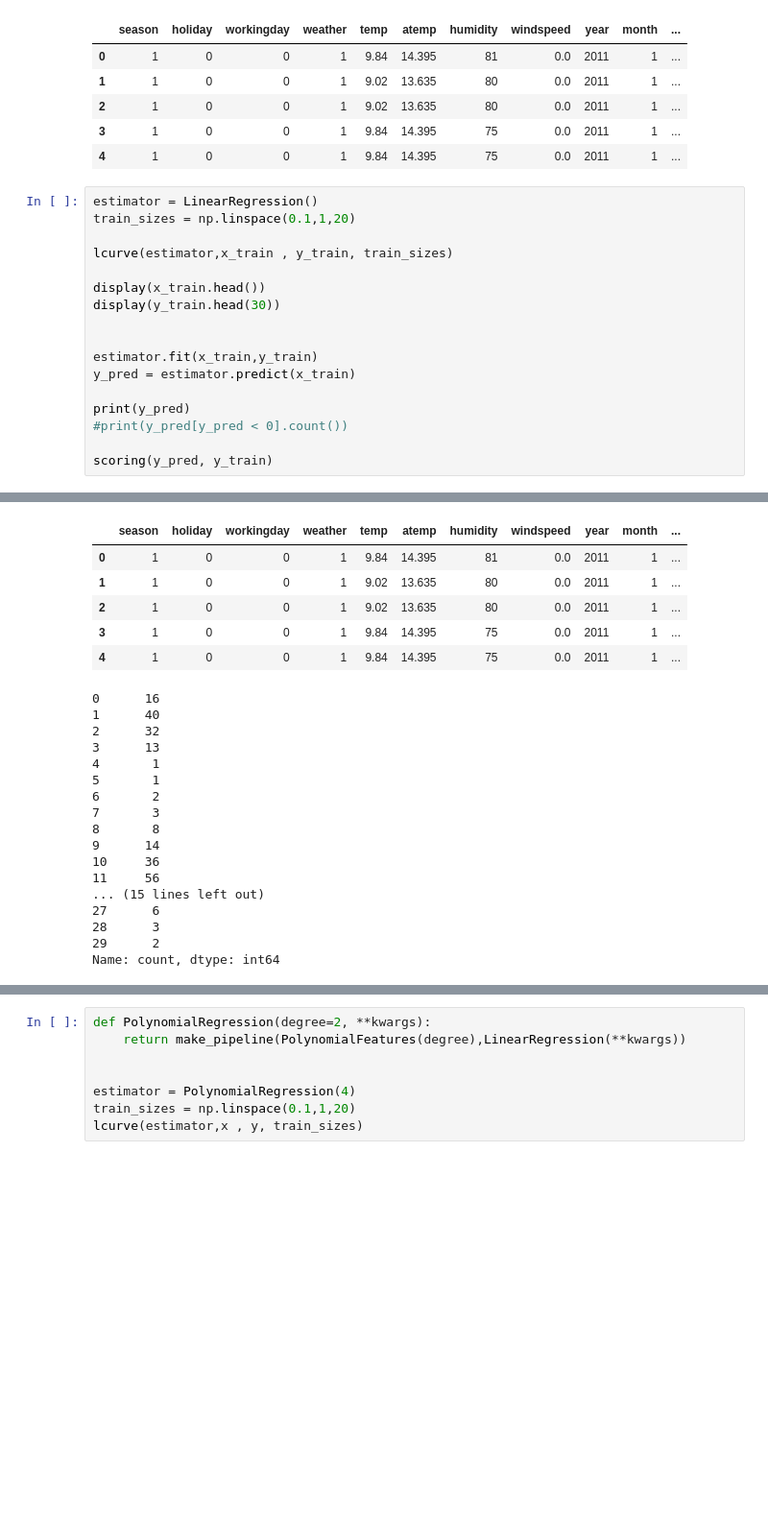
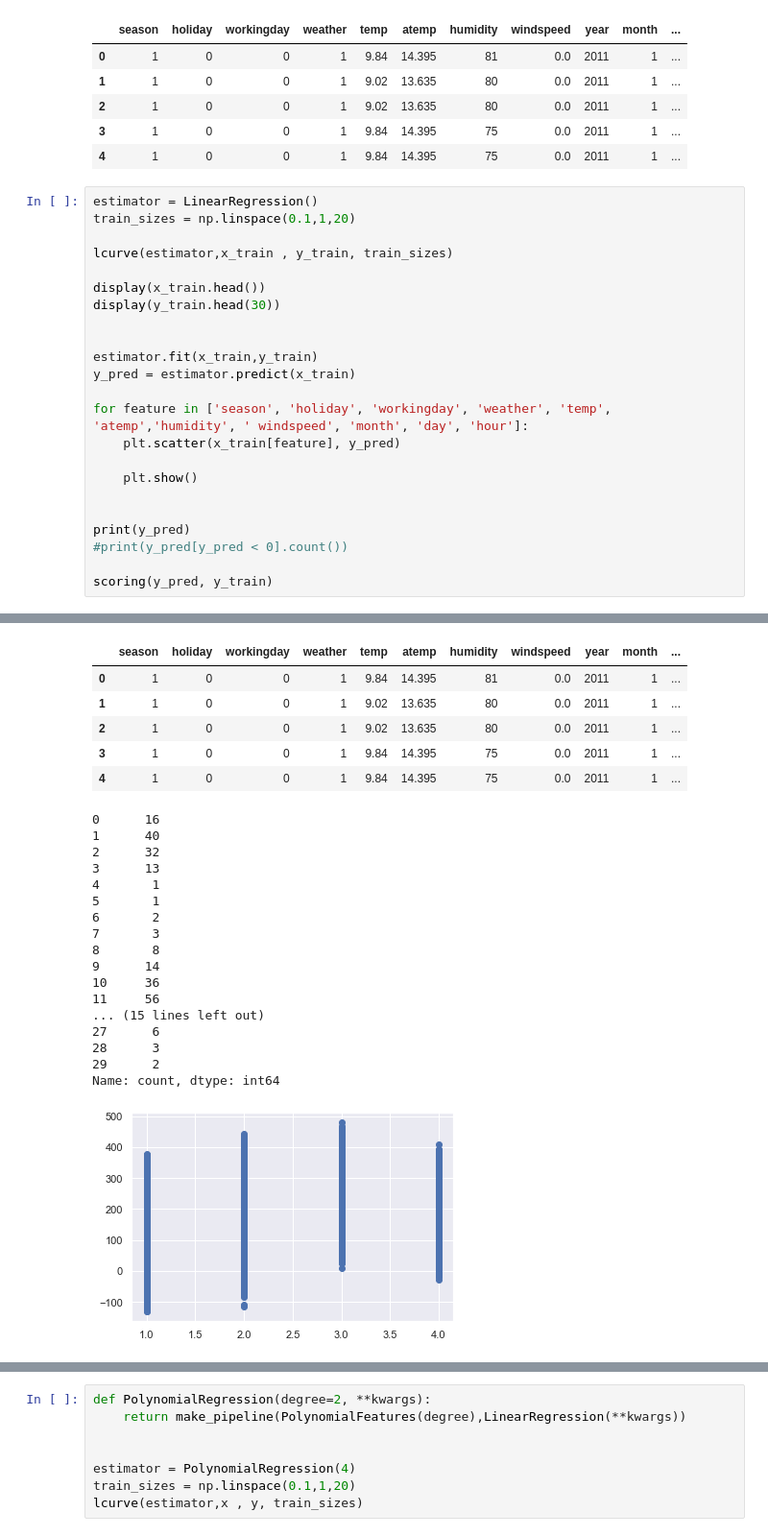
Before and after one commit to schmeti/bikepred_aistudienarbeit, a Jupyter notebook: StudienarbeitSchmetzV2.ipynb, the cells around one changed output, grey strips where cells are left out. Shown at 96% size. Drawn from its saved outputs; the diff is of its cells as text; blank space fills up the shorter version.

```diff
--- a/StudienarbeitSchmetzV2.ipynb
+++ b/StudienarbeitSchmetzV2.ipynb
@@ -602,34 +602,41 @@ display(y_train.head(30))
 estimator.fit(x_train,y_train)
 y_pred = estimator.predict(x_train)
 
+for feature in ['season', 'holiday', 'workingday', 'weather', 'temp', 'atemp','humidity', ' windspeed', 'month', 'day', 'hour']:
+    plt.scatter(x_train[feature], y_pred)
+
+    plt.show()
+
+
 print(y_pred)
 #print(y_pred[y_pred < 0].count())
 
 scoring(y_pred, y_train)
 # %% [output]
 [figure]
 Training score of max training size: 0.38804974726202335
 Test score of max training size: 0.20794785973286384
 |  | season | holiday | workingday | weather | temp | atemp | humidity | windspeed | year | month | ... |
 | 0 | 1 | 0 | 0 | 1 | 9.84 | 14.395 | 81 | 0.0 | 2011 | 1 | ... |
 | 1 | 1 | 0 | 0 | 1 | 9.02 | 13.635 | 80 | 0.0 | 2011 | 1 | ... |
 | 2 | 1 | 0 | 0 | 1 | 9.02 | 13.635 | 80 | 0.0 | 2011 | 1 | ... |
 | 3 | 1 | 0 | 0 | 1 | 9.84 | 14.395 | 75 | 0.0 | 2011 | 1 | ... |
 | 4 | 1 | 0 | 0 | 1 | 9.84 | 14.395 | 75 | 0.0 | 2011 | 1 | ... |
 0      16
 1      40
 2      32
 3      13
 4       1
 5       1
 6       2
 7       3
 8       8
 9      14
 10     36
 11     56
 ... (15 lines left out)
 27      6
 28      3
 29      2
 Name: count, dtype: int64
+[figure, added]
```
Also changed, not shown: parts of 4 cells of this notebook.
